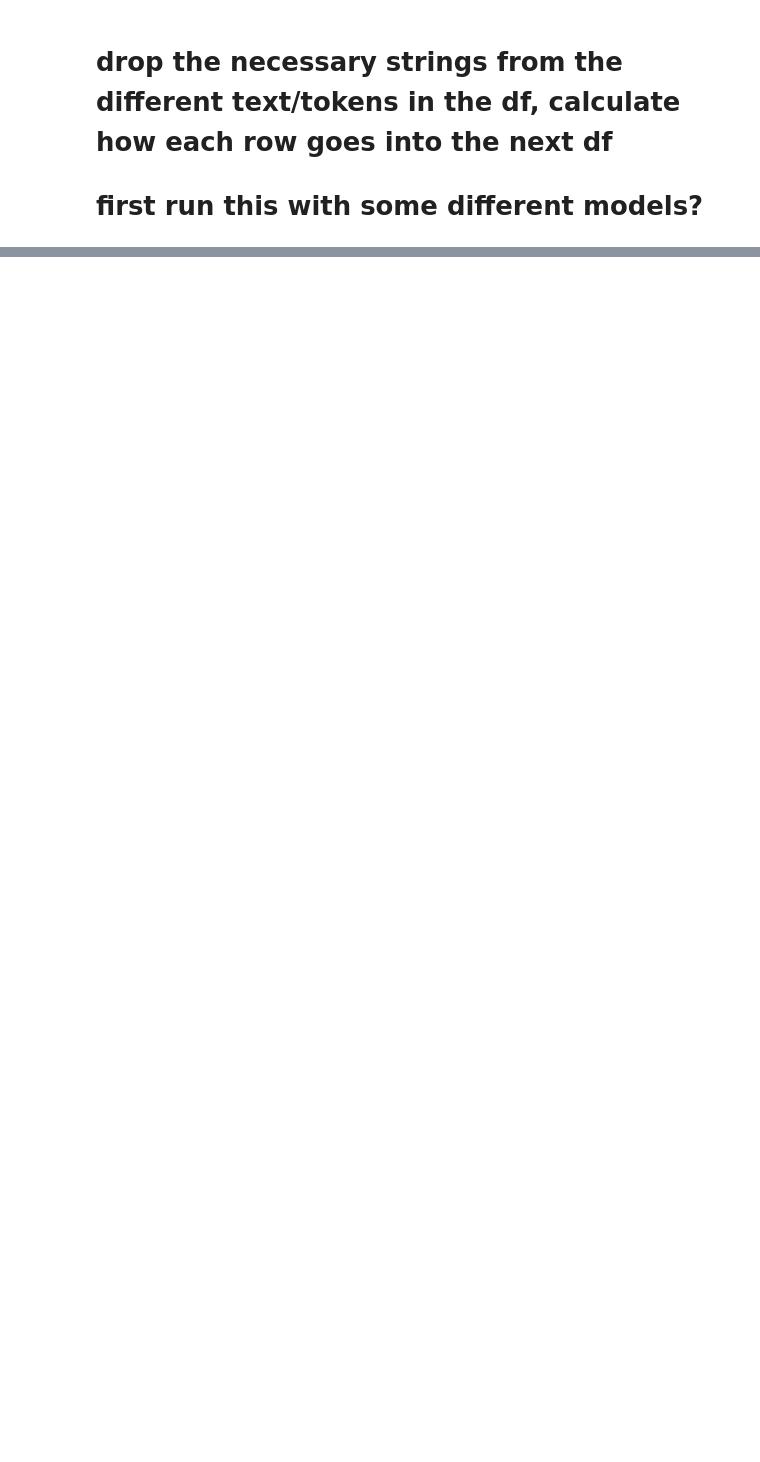
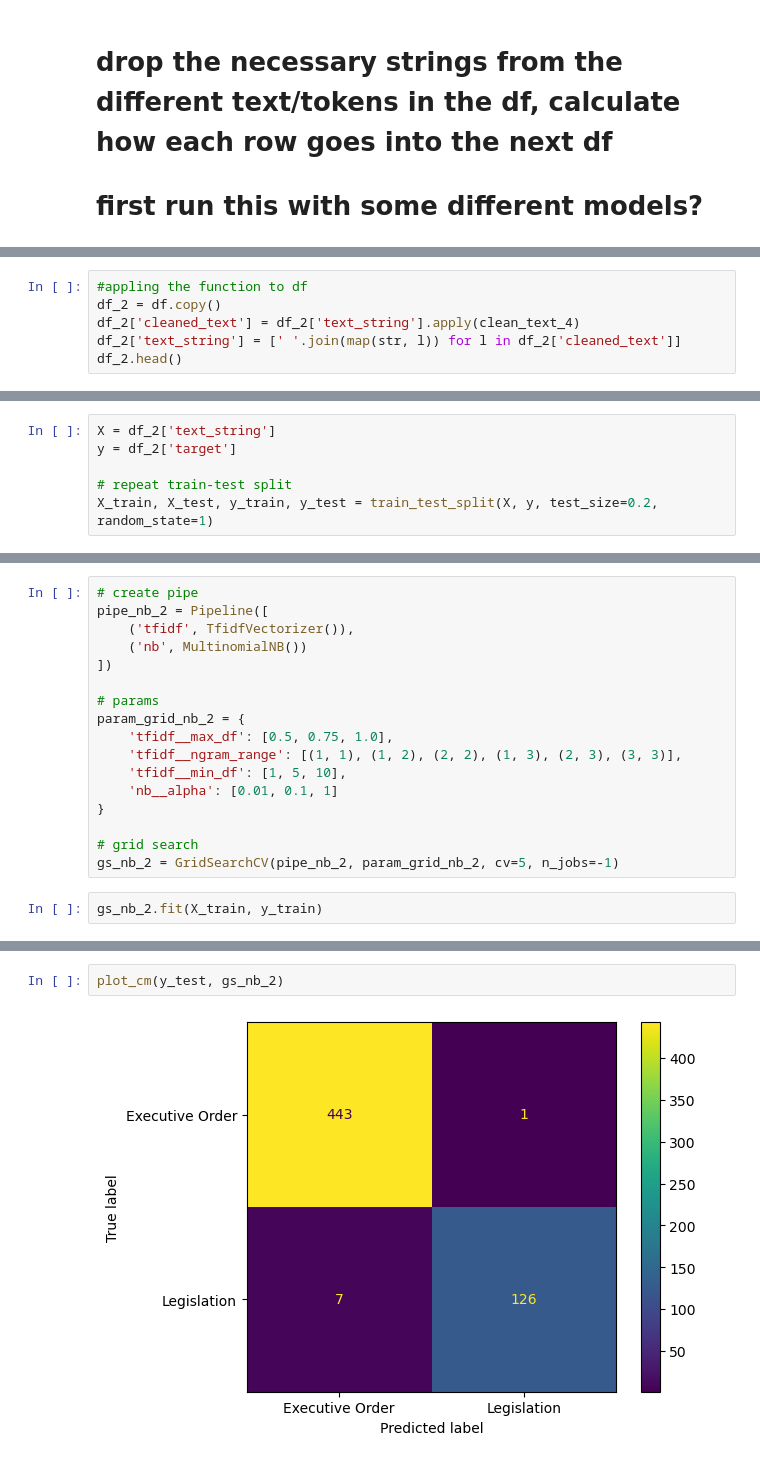
Before and after one commit to natehiatt/unitary_executive_project, a Jupyter notebook: notebooks/text_cleaning.ipynb, the cells around one changed output, grey strips where cells are left out. Cells and saved outputs as stored; diff of their text form; blank space fills up the shorter version.

```diff
--- a/notebooks/text_cleaning.ipynb
+++ b/notebooks/text_cleaning.ipynb
@@ -818,0 +969,6 @@ KeyboardInterrupt:
+# %%
+#appling the function to df
+df_2 = df.copy()
+df_2['cleaned_text'] = df_2['text_string'].apply(clean_text_4)
+df_2['text_string'] = [' '.join(map(str, l)) for l in df_2['cleaned_text']]
+df_2.head()
@@ -818,0 +982,6 @@ KeyboardInterrupt:
+# %%
+X = df_2['text_string']
+y = df_2['target']
+
+# repeat train-test split
+X_train, X_test, y_train, y_test = train_test_split(X, y, test_size=0.2, random_state=1)
@@ -818,0 +990,19 @@ KeyboardInterrupt:
+# %%
+# create pipe
+pipe_nb_2 = Pipeline([
+    ('tfidf', TfidfVectorizer()),
+    ('nb', MultinomialNB())
+])
+
+# params
+param_grid_nb_2 = {
+    'tfidf__max_df': [0.5, 0.75, 1.0],
+    'tfidf__ngram_range': [(1, 1), (1, 2), (2, 2), (1, 3), (2, 3), (3, 3)],
+    'tfidf__min_df': [1, 5, 10],
+    'nb__alpha': [0.01, 0.1, 1]
+}
+
+# grid search
+gs_nb_2 = GridSearchCV(pipe_nb_2, param_grid_nb_2, cv=5, n_jobs=-1)
+# %%
+gs_nb_2.fit(X_train, y_train)
@@ -818,0 +1025,4 @@ KeyboardInterrupt:
+# %%
+plot_cm(y_test, gs_nb_2)
+# %% [output]
+[figure, added]
```
Also changed, not shown: parts of 47 cells of this notebook, 2 other files.
